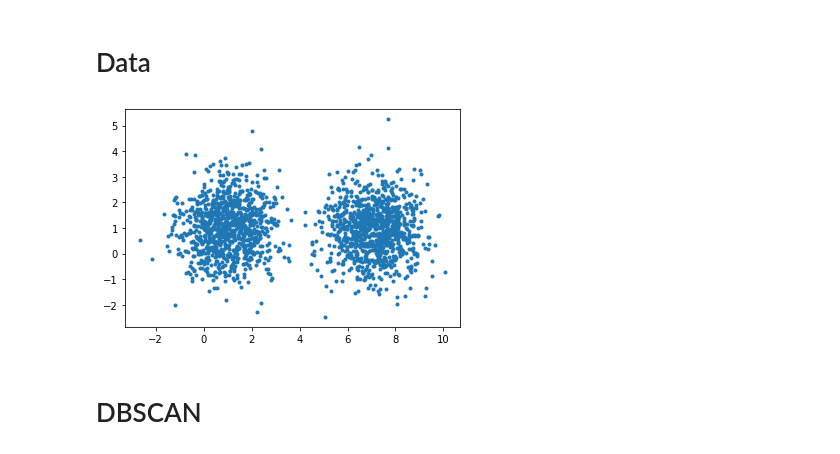
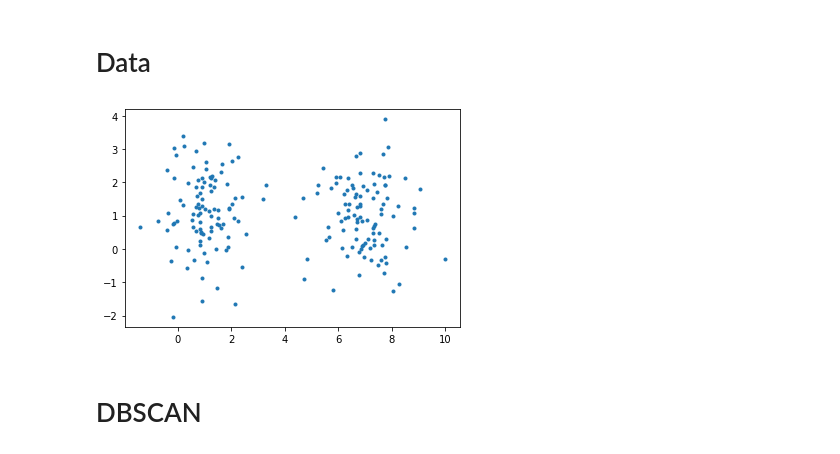
Before and after one commit to jsobolew/MED22ZDBSCAN, a Jupyter notebook: script.ipynb, the cells around one changed output. Saved outputs shown, nothing was run; the diff lists cells and outputs as text; code cells hidden in the pictures.

```diff
--- a/script.ipynb
+++ b/script.ipynb
@@ -5,24 +5,24 @@ from DBSCAN import evaluate
 # %% [markdown]
 # Data
 # %%
-Npoints = 2000
+Npoints = 200
 n = int(Npoints/2)
 
 x = np.random.normal(1,1,n)
 y = np.random.normal(1,1,n)
 labels_true = np.zeros(shape=(n,))
 x = np.concatenate([x,np.random.normal(7,1,n)])
 y = np.concatenate([y,np.random.normal(1,1,n)])
 labels_true = np.concatenate([labels_true, np.ones(shape=(n,))])
 
 plt.plot(x,y,'.')
 
 X = []
 for i in range(len(x)):
     X.append([x[i],y[i]])
 X = np.array(X)
 # %% [output]
-[figure, old version]
+[figure, new version]
 # %% [markdown]
 # DBSCAN
 # %%
```
Also changed, not shown: parts of 8 cells of this notebook, 7 other files.
